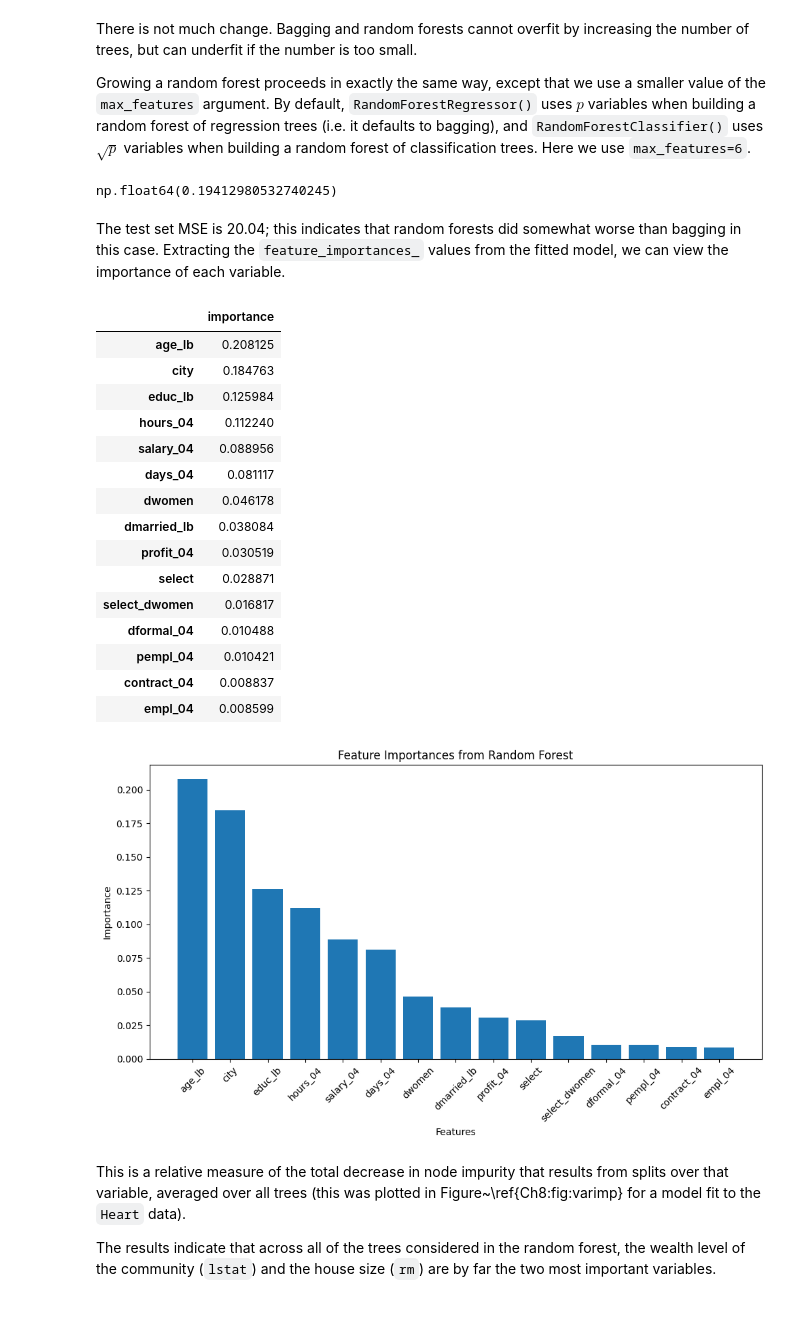
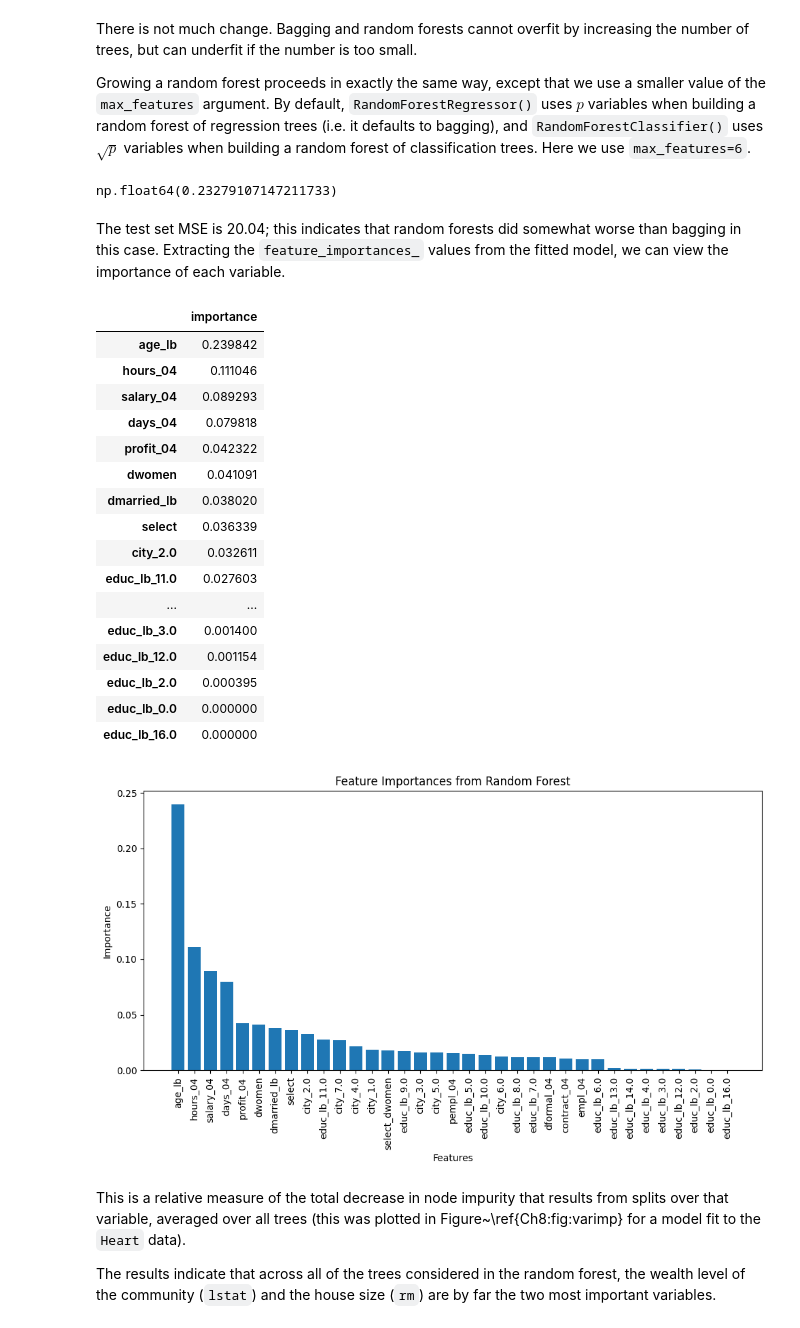
Before and after one commit to Nardeen-A/Machine-Learning, a Jupyter notebook: Project/project_file/scripts/04_trees.ipynb, the cells around one changed output. Drawn from its saved outputs; the diff is of its cells as text; code cells hidden in the pictures.

```diff
--- a/Project/project_file/scripts/04_trees.ipynb
+++ b/Project/project_file/scripts/04_trees.ipynb
@@ -51,9 +55,18 @@ data["select"] = data["select"].map({"control": 0, "selected": 1}).astype(int)
 data["coursefixe"] = data.groupby(["city", "codigo_ecap", "codigo_curs"]).ngroup()
 data["select_dwomen"] = data["select"] * data["dwomen"]
 data = data.drop(columns=["dcontinue", "p_selecap", "contract_06", "dformal_06", "educ_s", "coursefixe", "codigo_curs",
-                          "pempl_06", "codigo_ecap", "profit_06", "days_06", "hours_06", "salary_06", "age_s",
+                          "empl_06", "codigo_ecap", "profit_06", "days_06", "hours_06", "salary_06", "age_s",
                           "dmarried_s"])
 
-empl = np.where(data.empl_06 > 0,
+data = pd.get_dummies(data, columns=["city", "educ_lb"], drop_first = False)
+
+scaler = MinMaxScaler(feature_range=(0, 1))
+cont = ["salary_04", "hours_04", "days_04", "profit_04", "age_lb"]
+data[cont] = scaler.fit_transform(data[cont])
+
+
+empl = np.where(data.pempl_06 > 0,
                 "Yes",
                 "No")
+
+print(data)
@@ -63,7 +94,7 @@ order to predict `High` using all variables but `Sales`.
 To do so, we must form a model matrix as we did when fitting regression
 models.
 # %%
-model = MS(data.columns.drop('empl_06'), intercept=False)
+model = MS(data.columns.drop('pempl_06'), intercept=False)
 D = model.fit_transform(data)
 feature_names = list(D.columns)
 X = np.asarray(D)
@@ -388,7 +419,7 @@ RF_boston = RF(max_features=4,
 y_hat_RF = RF_boston.predict(X_test)
 np.mean((y_test - y_hat_RF)**2)
 # %% [output]
-np.float64(0.19412980532740245)
+np.float64(0.23279107147211733)
 # %% [markdown]
 The test set MSE is 20.04;
 this indicates that random forests did somewhat worse than bagging
@@ -397,44 +428,45 @@ importance of each variable.
 # %%
 feature_imp = pd.DataFrame(
     {'importance':RF_boston.feature_importances_},
     index=feature_names)
 feature_imp.sort_values(by='importance', ascending=False)
 
 # Sort values for plotting
 feature_imp_sorted = feature_imp.sort_values(by='importance', ascending=False)
 
 # Create figure and axis
 fig, ax = subplots(figsize=(10, 6))
 
 # Bar plot
 ax.bar(feature_imp_sorted.index, feature_imp_sorted['importance'])
 
 # Labels and formatting
 ax.set_xlabel("Features")
 ax.set_ylabel("Importance")
 ax.set_title("Feature Importances from Random Forest")
-ax.tick_params(axis='x', rotation=45)
+ax.tick_params(axis='x', rotation=90)
 
 fig.tight_layout()
 feature_imp.sort_values(by='importance', ascending=False)
 # %% [output]
 |  | importance |
-| age_lb | 0.208125 |
-| city | 0.184763 |
-| educ_lb | 0.125984 |
-| hours_04 | 0.112240 |
-| salary_04 | 0.088956 |
-| days_04 | 0.081117 |
-| dwomen | 0.046178 |
-| dmarried_lb | 0.038084 |
-| profit_04 | 0.030519 |
-| select | 0.028871 |
-| select_dwomen | 0.016817 |
-| dformal_04 | 0.010488 |
-| pempl_04 | 0.010421 |
-| contract_04 | 0.008837 |
-| empl_04 | 0.008599 |
+| age_lb | 0.239842 |
+| hours_04 | 0.111046 |
+| salary_04 | 0.089293 |
+| days_04 | 0.079818 |
+| profit_04 | 0.042322 |
+| dwomen | 0.041091 |
+| dmarried_lb | 0.038020 |
+| select | 0.036339 |
+| city_2.0 | 0.032611 |
+| educ_lb_11.0 | 0.027603 |
+| ... | ... |
+| educ_lb_3.0 | 0.001400 |
+| educ_lb_12.0 | 0.001154 |
+| educ_lb_2.0 | 0.000395 |
+| educ_lb_0.0 | 0.000000 |
+| educ_lb_16.0 | 0.000000 |
-[figure, old version]
+[figure, new version]
 # %% [markdown]
  This
 is a relative measure of the total decrease in node impurity that results from
```
Also changed, not shown: parts of 24 cells of this notebook, 4 other files.
